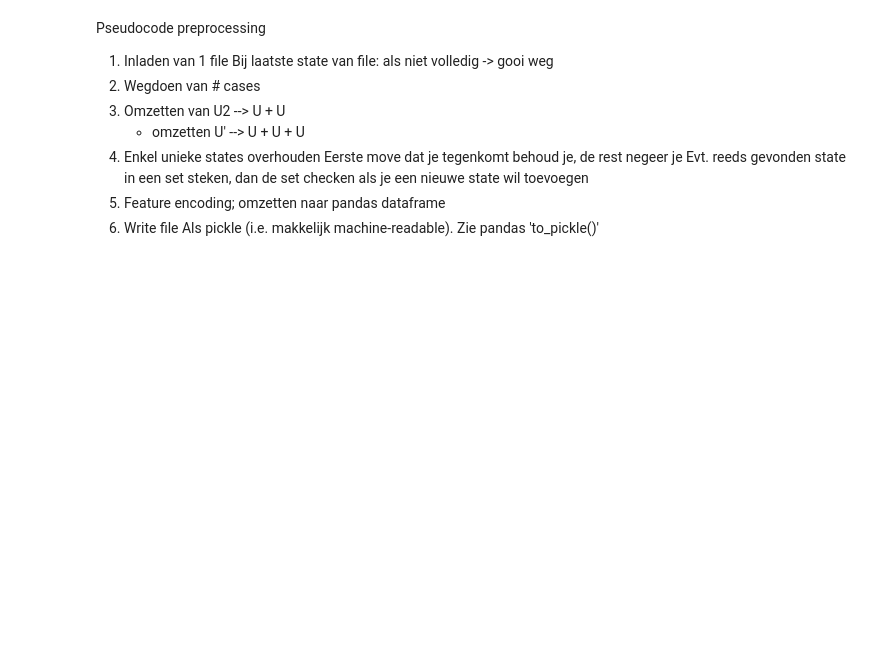
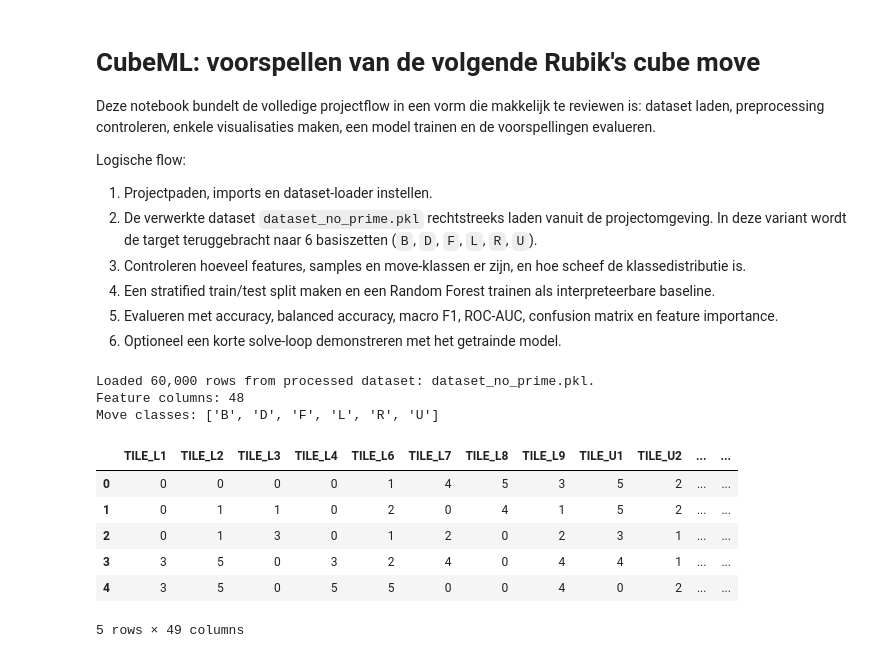
Before and after one commit to mattigoofy/CubeML, a Jupyter notebook: psuedocode.ipynb, the cells around one changed output. Saved outputs shown, nothing was run; the diff lists cells and outputs as text; code cells hidden in the pictures; blank space fills up the shorter version.

```diff
--- a/psuedocode.ipynb
+++ b/psuedocode.ipynb
@@ -1,14 +1,13 @@
 # %% [markdown]
-Pseudocode preprocessing
+# CubeML: voorspellen van de volgende Rubik's cube move
 
-1) Inladen van 1 file
-    Bij laatste state van file: als niet volledig -> gooi weg
-2) Wegdoen van # cases
-3) Omzetten van U2 --> U + U
-    + omzetten U' --> U + U + U
-4) Enkel unieke states overhouden
-    Eerste move dat je tegenkomt behoud je, de rest negeer je
-    Evt. reeds gevonden state in een set steken, dan de set checken als je een nieuwe state wil toevoegen
-5) Feature encoding; omzetten naar pandas dataframe
-6) Write file
-    Als pickle (i.e. makkelijk machine-readable). Zie pandas 'to_pickle()'
+Deze notebook bundelt de volledige projectflow in een vorm die makkelijk te reviewen is: dataset laden, preprocessing controleren, enkele visualisaties maken, een model trainen en de voorspellingen evalueren.
+
+Logische flow:
+
+1. Projectpaden, imports en dataset-loader instellen.
+2. De verwerkte dataset `dataset_no_prime.pkl` rechtstreeks laden vanuit de projectomgeving. In deze variant wordt de target teruggebracht naar 6 basiszetten (`B`, `D`, `F`, `L`, `R`, `U`).
+3. Controleren hoeveel features, samples en move-klassen er zijn, en hoe scheef de klassedistributie is.
+4. Een stratified train/test split maken en een Random Forest trainen als interpreteerbare baseline.
+5. Evalueren met accuracy, balanced accuracy, macro F1, ROC-AUC, confusion matrix en feature importance.
+6. Optioneel een korte solve-loop demonstreren met het getrainde model.
@@ -23 +14,54 @@ for s in file_states:
+# %%
+from __future__ import annotations
+
+import sys
+from pathlib import Path
+
+import matplotlib.pyplot as plt
+import numpy as np
+import pandas as pd
+
+
+def find_project_root(start: Path) -> Path:
+    for candidate in (start, *start.parents):
+        if (candidate / "pyproject.toml").exists() and (candidate / "CubeML" / "datasets").exists():
+            return candidate
+    raise FileNotFoundError("Could not find the CubeML project root from the current notebook directory.")
+
+
+PROJECT_ROOT = find_project_root(Path.cwd())
+if str(PROJECT_ROOT) not in sys.path:
+    sys.path.insert(0, str(PROJECT_ROOT))
+
+RANDOM_STATE = 42
+PROCESSED_DATA_DIR = PROJECT_ROOT / "CubeML" / "datasets" / "cfop-dataset-processed"
+DATASET_PATH = PROCESSED_DATA_DIR / "dataset_no_prime.pkl"
+
+# Runtime-safe defaults for review. Increase or set to None for a full final run.
+DATASET_MAX_ROWS = 60000
+MODEL_MAX_ROWS = 25000
+
+df = pd.read_pickle(DATASET_PATH).drop_duplicates().reset_index(drop=True)
+feature_columns = [column for column in df.columns if column.startswith("TILE_")]
+df[feature_columns] = df[feature_columns].astype("int8")
+df["MOVE"] = df["MOVE"].astype(str)
+
+if DATASET_MAX_ROWS is not None and len(df) > DATASET_MAX_ROWS:
+    df = df.sample(n=DATASET_MAX_ROWS, random_state=RANDOM_STATE).reset_index(drop=True)
+
+print(f"Loaded {len(df):,} rows from processed dataset: {DATASET_PATH.name}.")
+print(f"Feature columns: {len(feature_columns)}")
+print(f"Move classes: {sorted(df['MOVE'].unique())}")
+df.head()
+# %% [output]
+Loaded 60,000 rows from processed dataset: dataset_no_prime.pkl.
+Feature columns: 48
+Move classes: ['B', 'D', 'F', 'L', 'R', 'U']
+|  | TILE_L1 | TILE_L2 | TILE_L3 | TILE_L4 | TILE_L6 | TILE_L7 | TILE_L8 | TILE_L9 | TILE_U1 | TILE_U2 | ... | ... |
+| 0 | 0 | 0 | 0 | 0 | 1 | 4 | 5 | 3 | 5 | 2 | ... | ... |
+| 1 | 0 | 1 | 1 | 0 | 2 | 0 | 4 | 1 | 5 | 2 | ... | ... |
+| 2 | 0 | 1 | 3 | 0 | 1 | 2 | 0 | 2 | 3 | 1 | ... | ... |
+| 3 | 3 | 5 | 0 | 3 | 2 | 4 | 0 | 4 | 4 | 1 | ... | ... |
+| 4 | 3 | 5 | 0 | 5 | 5 | 0 | 0 | 4 | 0 | 2 | ... | ... |
+5 rows × 49 columns
 # %% [markdown]
```
Also changed, not shown: parts of 13 cells of this notebook.
